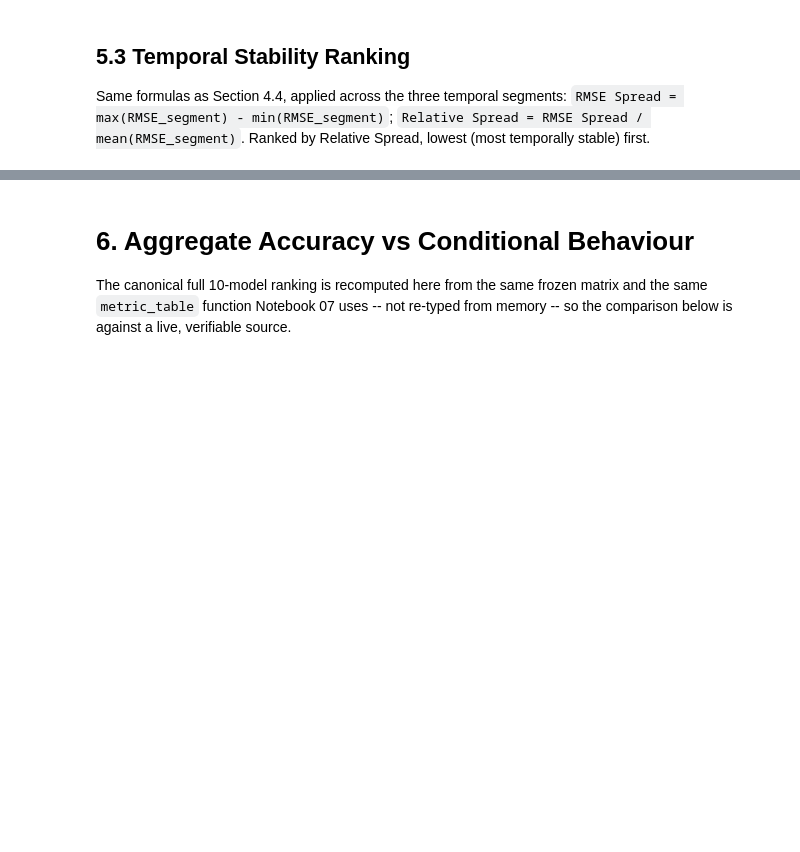
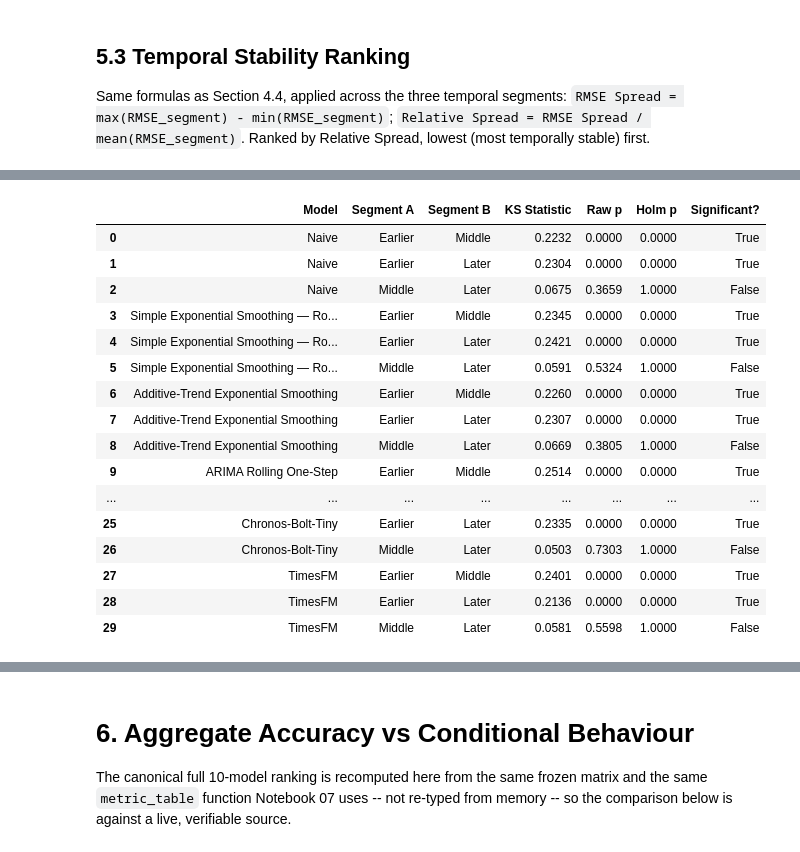
Before and after one commit to mdsoadsolaiman/Time-Series-Foundation-Models, a Jupyter notebook: notebooks/09_Bitcoin_Robustness_and_Temporal_Stability.ipynb, the cells around one changed output, grey strips where cells are left out. Drawn from its saved outputs; the diff is of its cells as text; code cells hidden in the pictures; blank space fills up the shorter version.

```diff
--- a/notebooks/09_Bitcoin_Robustness_and_Temporal_Stability.ipynb
+++ b/notebooks/09_Bitcoin_Robustness_and_Temporal_Stability.ipynb
@@ -176,0 +337,13 @@ Reading this table requires care: Prophet ranks 1st (smallest relative spread) n
+# %%
+sensitivity_rows = []
+rng = np.random.default_rng(BOOTSTRAP_SEED)  # re-seeded identically per block length for comparability
+for block_length in BLOCK_LENGTH_SENSITIVITY:
+    for regime, mask in masks.items():
+        regime_index = mask[mask.fillna(False)].index.sort_values()
+        for model in FINAL_MODEL_ORDER:
+            err = errors[model].loc[regime_index].to_numpy(float)
+            boot_rmse = block_bootstrap_rmse(err, block_length, N_BOOTSTRAP, rng)
+            lower, upper = np.percentile(boot_rmse, [2.5, 97.5])
+            sensitivity_rows.append({"Block Length": block_length, "Regime": regime, "Model": model, "CI Width": float(upper - lower)})
+block_sensitivity = pd.DataFrame(sensitivity_rows)
+block_sensitivity.groupby(["Regime", "Block Length"])["CI Width"].mean().unstack("Block Length").round(1)
@@ -238,0 +523,37 @@ segment_summary.round(3)
+# %%
+from scipy.stats import ks_2samp
+
+segments = temporal_segments(test.index)
+abs_errors = {model: (validated.Actual - forecast).abs() for model, forecast in forecasts.items()}
+
+segment_pairs = [("Earlier", "Middle"), ("Earlier", "Later"), ("Middle", "Later")]
+ks_rows = []
+for model in FINAL_MODEL_ORDER:
+    for seg_a, seg_b in segment_pairs:
+        sample_a = abs_errors[model].loc[segments[seg_a]].to_numpy(float)
+        sample_b = abs_errors[model].loc[segments[seg_b]].to_numpy(float)
+        result = ks_2samp(sample_a, sample_b)
+        ks_rows.append({"Model": model, "Segment A": seg_a, "Segment B": seg_b,
+                         "KS Statistic": result.statistic, "Raw p": result.pvalue})
+ks_table = pd.DataFrame(ks_rows)
+ks_table["Holm p"] = holm_adjust(ks_table["Raw p"])
+ks_table["Significant?"] = ks_table["Holm p"] < 0.05
+ks_table.round(4)
+# %% [output]
+|  | Model | Segment A | Segment B | KS Statistic | Raw p | Holm p | Significant? |
+| 0 | Naive | Earlier | Middle | 0.2232 | 0.0000 | 0.0000 | True |
+| 1 | Naive | Earlier | Later | 0.2304 | 0.0000 | 0.0000 | True |
+| 2 | Naive | Middle | Later | 0.0675 | 0.3659 | 1.0000 | False |
+| 3 | Simple Exponential Smoothing — Ro... | Earlier | Middle | 0.2345 | 0.0000 | 0.0000 | True |
+| 4 | Simple Exponential Smoothing — Ro... | Earlier | Later | 0.2421 | 0.0000 | 0.0000 | True |
+| 5 | Simple Exponential Smoothing — Ro... | Middle | Later | 0.0591 | 0.5324 | 1.0000 | False |
+| 6 | Additive-Trend Exponential Smoothing | Earlier | Middle | 0.2260 | 0.0000 | 0.0000 | True |
+| 7 | Additive-Trend Exponential Smoothing | Earlier | Later | 0.2307 | 0.0000 | 0.0000 | True |
+| 8 | Additive-Trend Exponential Smoothing | Middle | Later | 0.0669 | 0.3805 | 1.0000 | False |
+| 9 | ARIMA Rolling One-Step | Earlier | Middle | 0.2514 | 0.0000 | 0.0000 | True |
+| ... | ... | ... | ... | ... | ... | ... | ... |
+| 25 | Chronos-Bolt-Tiny | Earlier | Later | 0.2335 | 0.0000 | 0.0000 | True |
+| 26 | Chronos-Bolt-Tiny | Middle | Later | 0.0503 | 0.7303 | 1.0000 | False |
+| 27 | TimesFM | Earlier | Middle | 0.2401 | 0.0000 | 0.0000 | True |
+| 28 | TimesFM | Earlier | Later | 0.2136 | 0.0000 | 0.0000 | True |
+| 29 | TimesFM | Middle | Later | 0.0581 | 0.5598 | 1.0000 | False |
```
Also changed, not shown: parts of 26 cells of this notebook, 20 other files.
